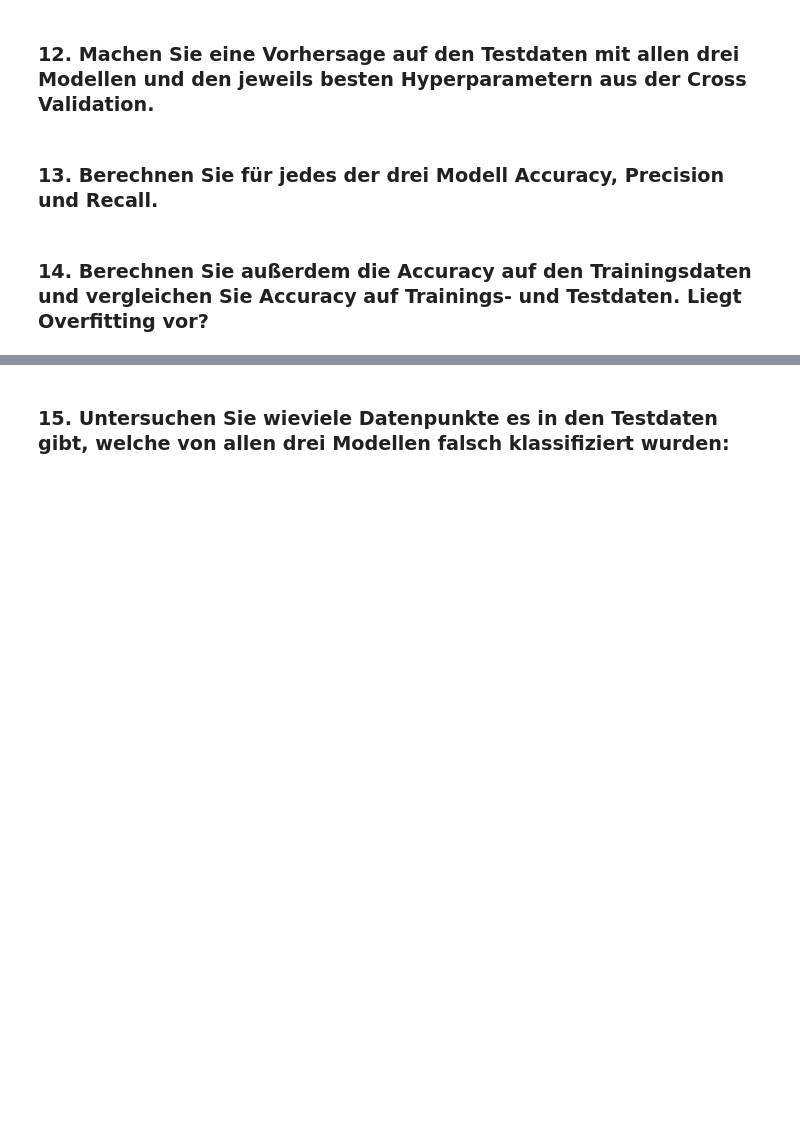
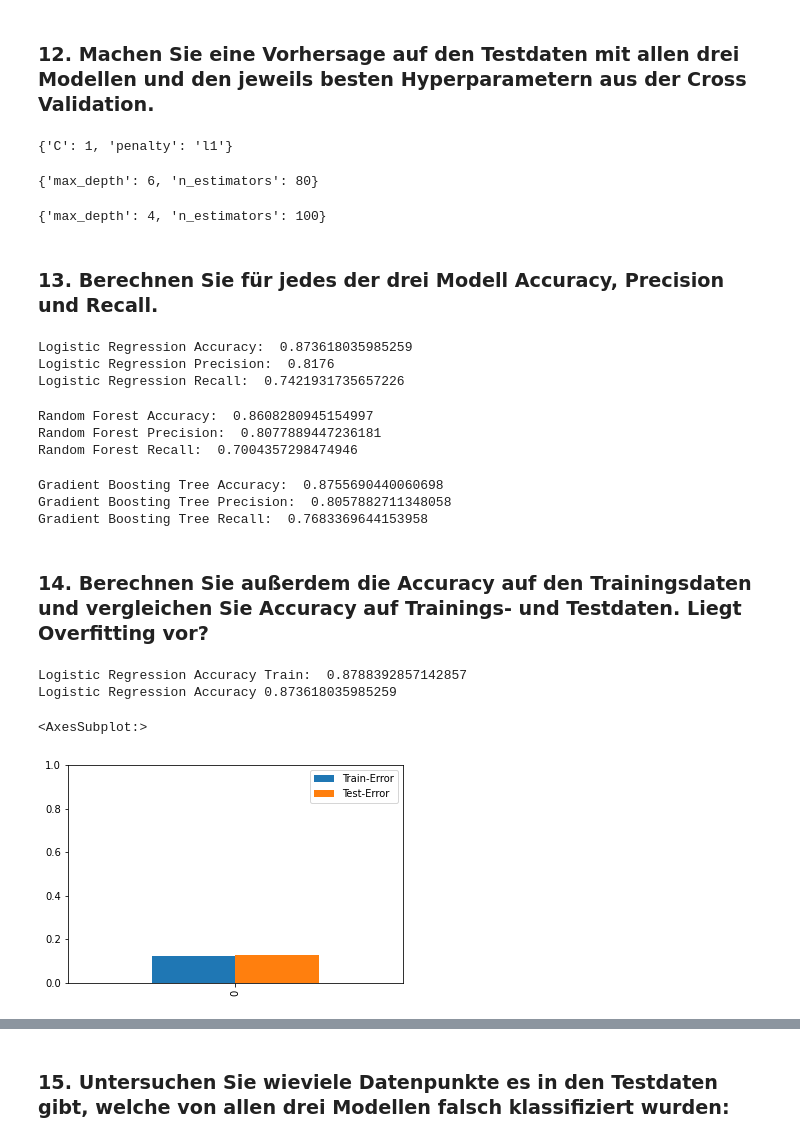
Before and after one commit to pabair/ml-kurs-ss22, a Jupyter notebook: ML_Projekt_Abgabe.ipynb, the cells around one changed output, grey strips where cells are left out. Saved outputs shown, nothing was run; the diff lists cells and outputs as text; code cells hidden in the pictures; blank space fills up the shorter version.

```diff
--- a/ML_Projekt_Abgabe.ipynb
+++ b/ML_Projekt_Abgabe.ipynb
@@ -266,4 +374,28 @@ print(logReg_best_params)
 # %% [markdown]
 ### 12. Machen Sie eine Vorhersage auf den Testdaten mit allen drei Modellen und den jeweils besten Hyperparametern aus der Cross Validation.
+# %%
+# logistic regression
+print(logReg_best_params)
+logReg = LogisticRegression(C=logReg_best_params['C'], penalty=logReg_best_params['penalty'], solver='liblinear')
+logReg.fit(X_scaled, Y_train)
+logReg_pred = logReg.predict(X_test_scaled)
+# %% [output]
+{'C': 1, 'penalty': 'l1'}
+# %%
+# random forest
+print(rf_best_params)
+rf = RandomForestClassifier(n_estimators=rf_best_params['n_estimators'], max_depth=rf_best_params['max_depth'], random_state=0, n_jobs=-1)
+rf.fit(X_scaled, Y_train)
+rf_pred = rf.predict(X_test_scaled)
+# %% [output]
+{'max_depth': 6, 'n_estimators': 80}
+# %%
+# gradient boosting
+print(gbt_best_params)
+gbt = GradientBoostingClassifier(n_estimators=gbt_best_params['n_estimators'], max_depth=gbt_best_params['max_depth'], random_state=0)
+gbt.fit(X_scaled, Y_train)
+gbt_pred = gbt.predict(X_test_scaled)
+# %% [output]
+{'max_depth': 4, 'n_estimators': 100}
 # %% [markdown]
 ### 13. Berechnen Sie für jedes der drei Modell Accuracy, Precision und Recall.
@@ -270,2 +406,48 @@ print(logReg_best_params)
+# %%
+# logistic regression
+logReg_accuracy = accuracy_score(Y_test, logReg_pred)
+print('Logistic Regression Accuracy: ', logReg_accuracy)
+print('Logistic Regression Precision: ', precision_score(Y_test, logReg_pred))
+print('Logistic Regression Recall: ', recall_score(Y_test, logReg_pred))
+# %% [output]
+Logistic Regression Accuracy:  0.873618035985259
+Logistic Regression Precision:  0.8176
+Logistic Regression Recall:  0.7421931735657226
+# %%
+# Random Forestrandom forest
+rf_accuracy = accuracy_score(Y_test, rf_pred)
+print('Random Forest Accuracy: ', rf_accuracy)
+print('Random Forest Precision: ', precision_score(Y_test, rf_pred))
+print('Random Forest Recall: ', recall_score(Y_test, rf_pred))
+# %% [output]
+Random Forest Accuracy:  0.8608280945154997
+Random Forest Precision:  0.8077889447236181
+Random Forest Recall:  0.7004357298474946
+# %%
+# gradient boosting tree
+gbt_accuracy = accuracy_score(Y_test, gbt_pred)
+print('Gradient Boosting Tree Accuracy: ', gbt_accuracy)
+print('Gradient Boosting Tree Precision: ', precision_score(Y_test, gbt_pred))
+print('Gradient Boosting Tree Recall: ', recall_score(Y_test, gbt_pred))
+# %% [output]
+Gradient Boosting Tree Accuracy:  0.8755690440060698
+Gradient Boosting Tree Precision:  0.8057882711348058
+Gradient Boosting Tree Recall:  0.7683369644153958
 # %% [markdown]
 ### 14. Berechnen Sie außerdem die Accuracy auf den Trainingsdaten und vergleichen Sie Accuracy auf Trainings- und Testdaten. Liegt Overfitting vor?
+# %%
+# schönes bild einfügen
+# Logistic Regression
+logReg_pred_train = logReg.predict(X_scaled)
+logReg_accuracy_train = accuracy_score(Y_train, logReg_pred_train)
+print('Logistic Regression Accuracy Train: ', logReg_accuracy_train)
+print('Logistic Regression Accuracy', logReg_accuracy)
+
+# hier die methoden und parameter beschreiben!
+df = pd.DataFrame(list(zip([1-logReg_accuracy_train],[1-logReg_accuracy])), columns=['Train-Error','Test-Error'])
+df.plot(kind='bar',ylim=(0,1))
+# %% [output]
+Logistic Regression Accuracy Train:  0.8788392857142857
+Logistic Regression Accuracy 0.873618035985259
+<AxesSubplot:>
+[figure, added]
```
Also changed, not shown: parts of 19 cells of this notebook.
